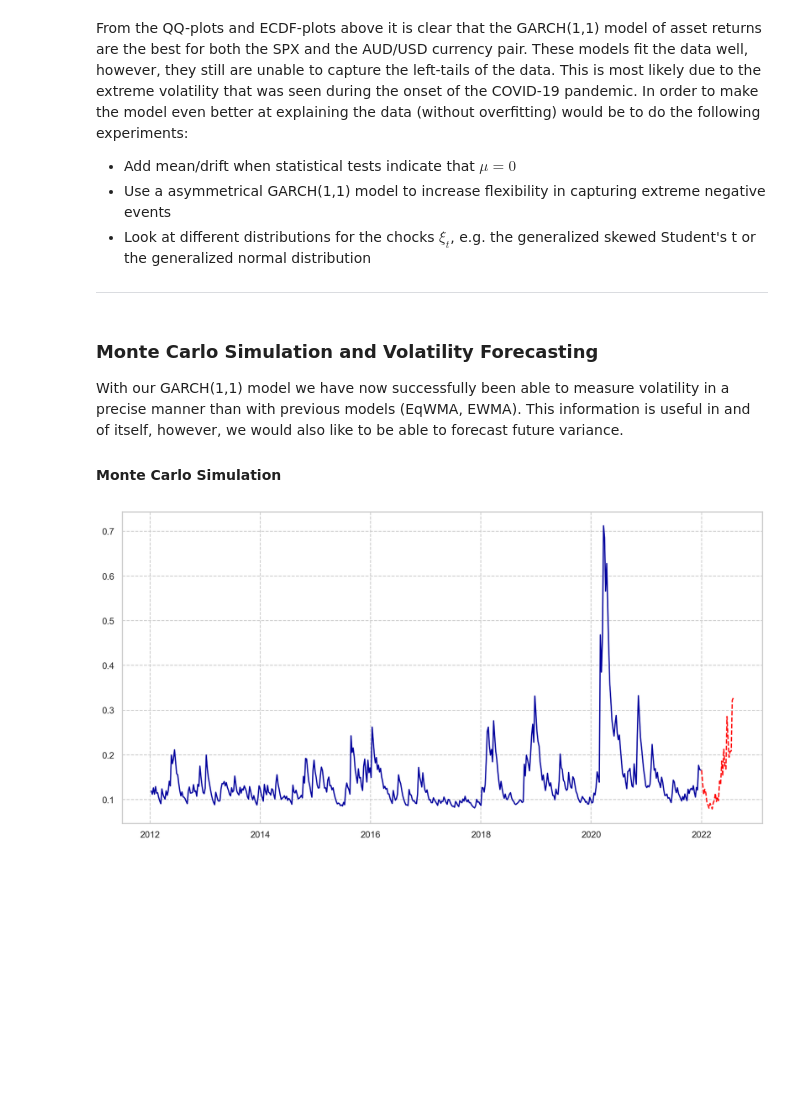
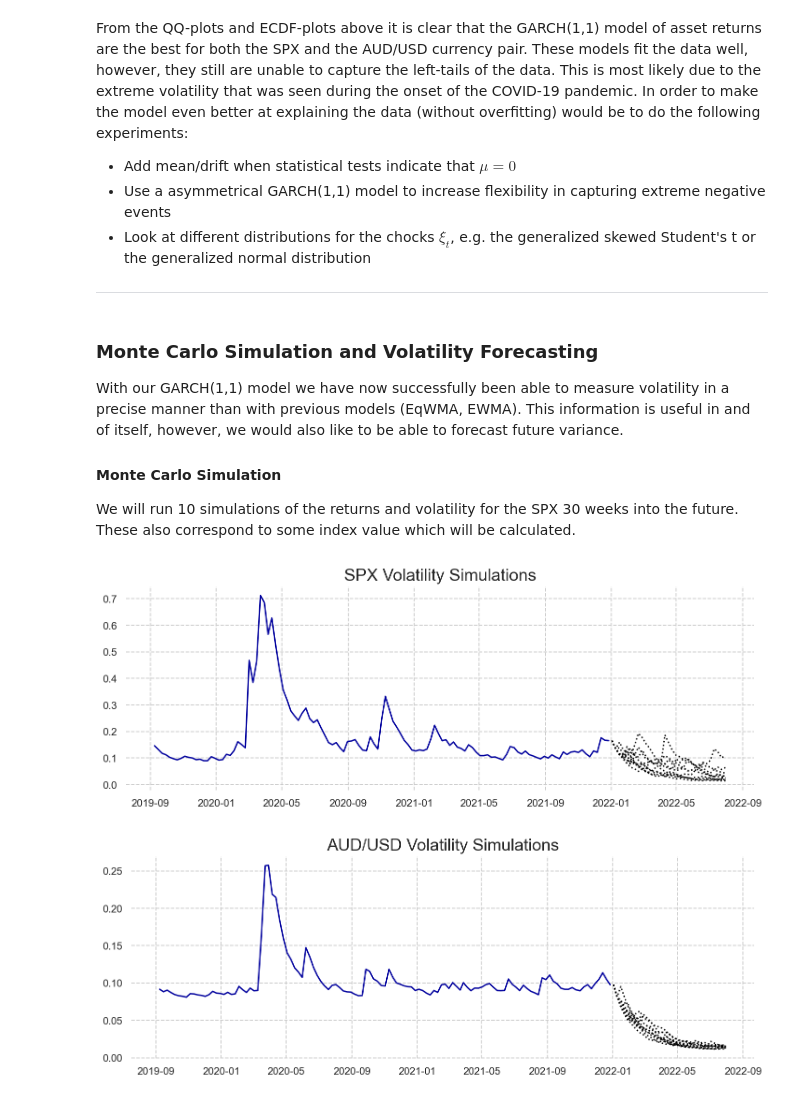
Before and after one commit to Sinbad-The-Sailor/Financial-Mathematics-Notebooks, a Jupyter notebook: volatility_modelling.ipynb, the cells around one changed output. Saved outputs shown, nothing was run; the diff lists cells and outputs as text; code cells hidden in the pictures; blank space fills up the shorter version.

Commit message:
Completed Monte Carlo simulations.

```diff
--- a/volatility_modelling.ipynb
+++ b/volatility_modelling.ipynb
@@ -700,4 +701,5 @@ With our GARCH(1,1) model we have now successfully been able to measure volatili
 
 
 #### Monte Carlo Simulation
+We will run 10 simulations of the returns and volatility for the SPX 30 weeks into the future. These also correspond to some index value which will be calculated.
 # %%
@@ -725,8 +727,36 @@ for i in range(periods):
-# %%
-fig, ax = plt.subplots()
-plt.plot(spx_weekly_returns[2:].index, spx_garch)
-plt.plot(dates_sim, new_volatility, linestyle='dashed', color='red')
-fig.set_size_inches(14, 7)
-plt.show()
-# %% [output]
-[figure, removed]
+# %%
+spx_scenarios = []
+aud_scenarios = []
+
+for i in range(10):
+    spx_scenario = run_garch_scenario(spx_weekly_returns[-1], spx_garch[-1], spx_weekly[-1], 30, result_spx_garch.x)
+    aud_scenario = run_garch_scenario(aud_weekly_returns[-1], aud_garch[-1], aud_weekly[-1], 30, result_aud_garch.x)
+
+    spx_scenarios.append(spx_scenario)
+    aud_scenarios.append(aud_scenario)
+
+def plot_scenarios(scenarios, scenario_type, ax):
+    for i in range(len(scenarios)):
+        plot = ax.plot(scenarios[0][0], scenarios[i][scenario_type], linestyle='dotted', color='black')
+    ax.set_frame_on(False)
+
+    return plot
+# %%
+fig, ax = plt.subplots()
+
+ax.plot(spx_weekly_returns[402:].index, spx_garch[400:]) # Starting at the 400th week.
+plot_scenarios(spx_scenarios, 2, ax)
+fig.set_size_inches(12, 4)
+plt.title('SPX Volatility Simulations', fontsize=18)
+plt.show()
+
+fig, ax = plt.subplots()
+
+plt.plot(aud_weekly_returns[402:].index, aud_garch[400:]) # Starting at the 400th week.
+plot_scenarios(aud_scenarios, 2, ax)
+fig.set_size_inches(12, 4)
+plt.title('AUD/USD Volatility Simulations', fontsize=18)
+plt.show()
+# %% [output]
+[figure, added]
+[figure, added]
```
Also changed, not shown: parts of 5 cells of this notebook.
